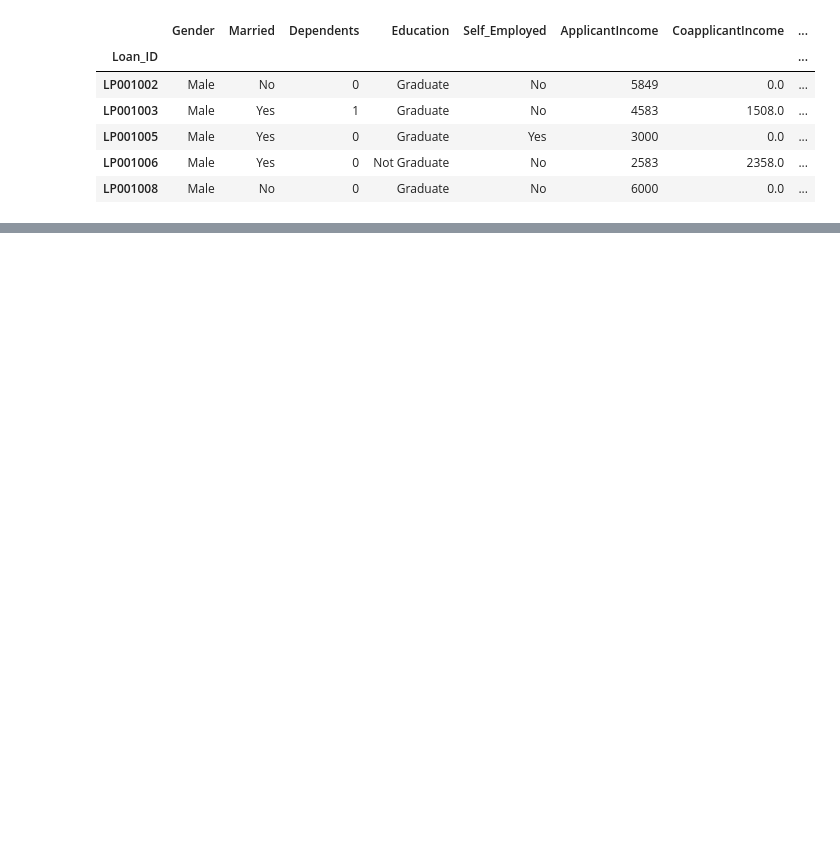
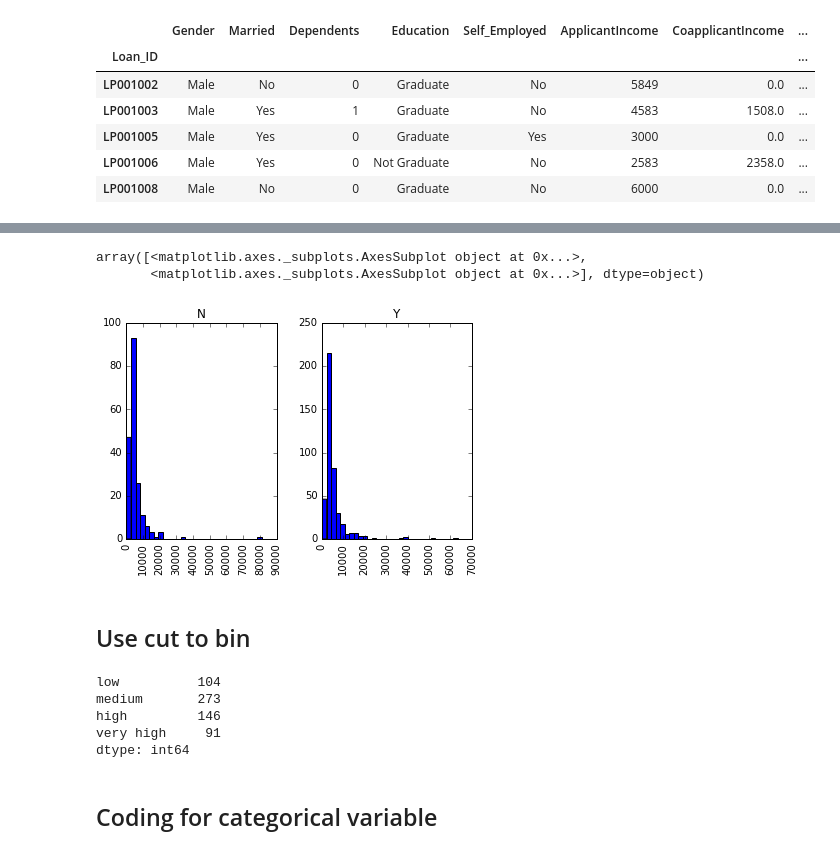
Before and after one commit to ll0816/My-Python-Code, a Jupyter notebook: pandas tips.ipynb, the cells around one changed output, grey strips where cells are left out. Drawn from its saved outputs; the diff is of its cells as text; code cells hidden in the pictures; blank space fills up the shorter version.

```diff
--- a/pandas tips.ipynb
+++ b/pandas tips.ipynb
@@ -14,0 +245,9 @@ data.head()
+# %%
+data.hist(column="ApplicantIncome", by="Loan_Status", bins=30)
+# %% [output]
+array([<matplotlib.axes._subplots.AxesSubplot object at 0x...>,
+       <matplotlib.axes._subplots.AxesSubplot object at 0x...>], dtype=object)
+[figure, added]
+# %% [markdown]
+Use cut to bin
+------------------------
@@ -14,0 +271,15 @@ data.head()
+# %%
+# Binning age:
+cut_points = [90, 140, 190]
+labels = ["low", "medium", "high", "very high"]
+data["LoanAmount_Bin"] = binning(data["LoanAmount"], cut_points, labels)
+print pd.value_counts(data["LoanAmount_Bin"], sort=False)
+# %% [output]
+low          104
+medium       273
+high         146
+very high     91
+dtype: int64
+# %% [markdown]
+Coding for categorical variable
+------------------------------
```
Also changed, not shown: parts of 35 cells of this notebook, 5 other files.
